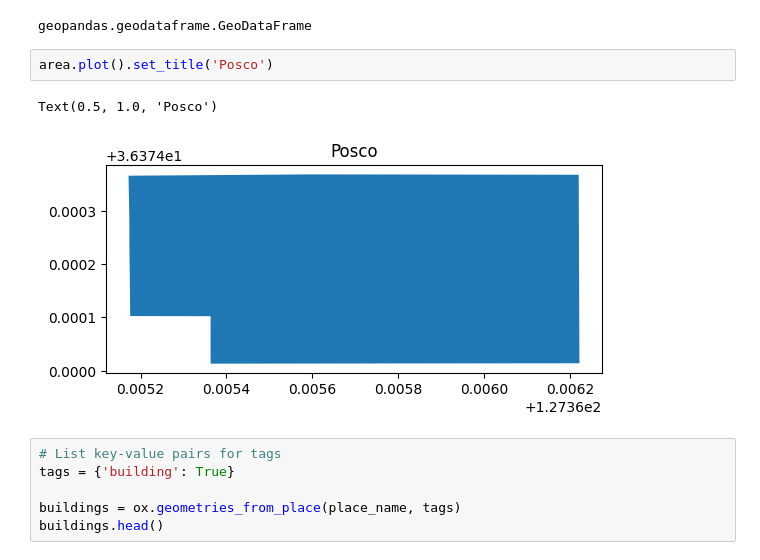
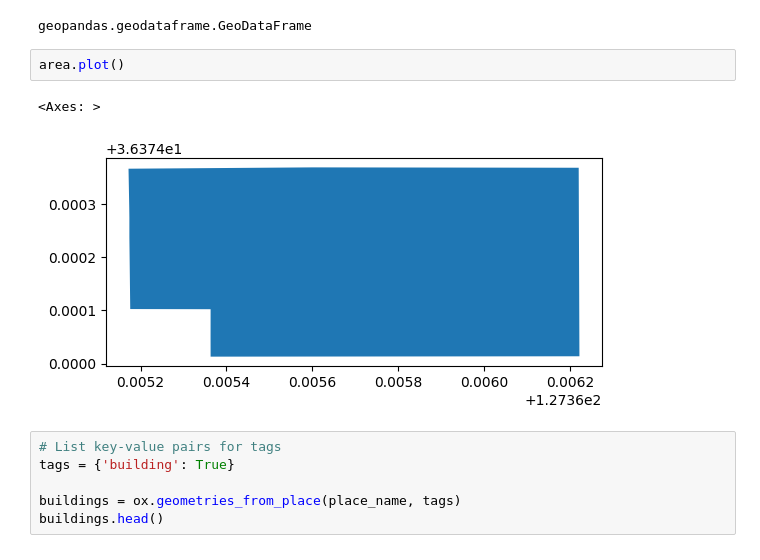
Before and after one commit to jacklu333333/IOH, a Jupyter notebook: mapDownloader.ipynb, the cells around one changed output. Cells and saved outputs as stored; diff of their text form.

```diff
--- a/mapDownloader.ipynb
+++ b/mapDownloader.ipynb
@@ -29,10 +29,10 @@ type(area)
 # %% [output]
 geopandas.geodataframe.GeoDataFrame
 # %%
-area.plot().set_title('Posco')
+area.plot()
 # %% [output]
-Text(0.5, 1.0, 'Posco')
+<Axes: >
-[figure, old version]
+[figure, new version]
 # %%
 # List key-value pairs for tags
 tags = {'building': True}
```
Also changed, not shown: parts of 6 cells of this notebook, 4 other files.
